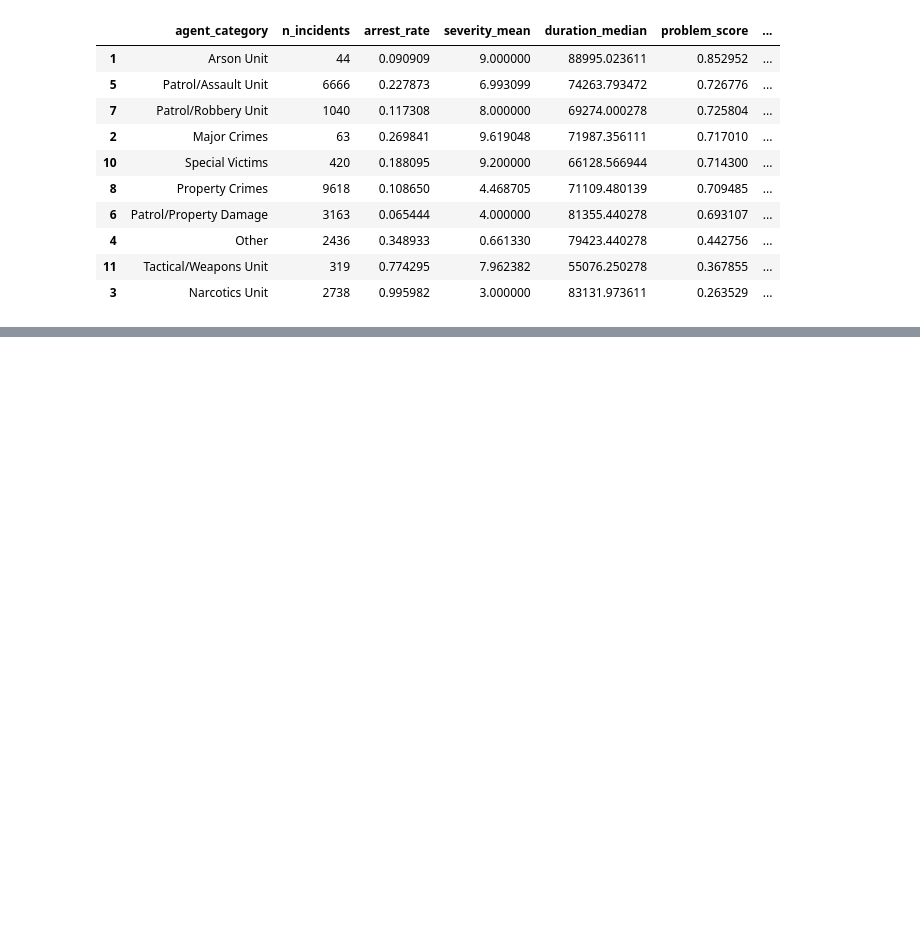
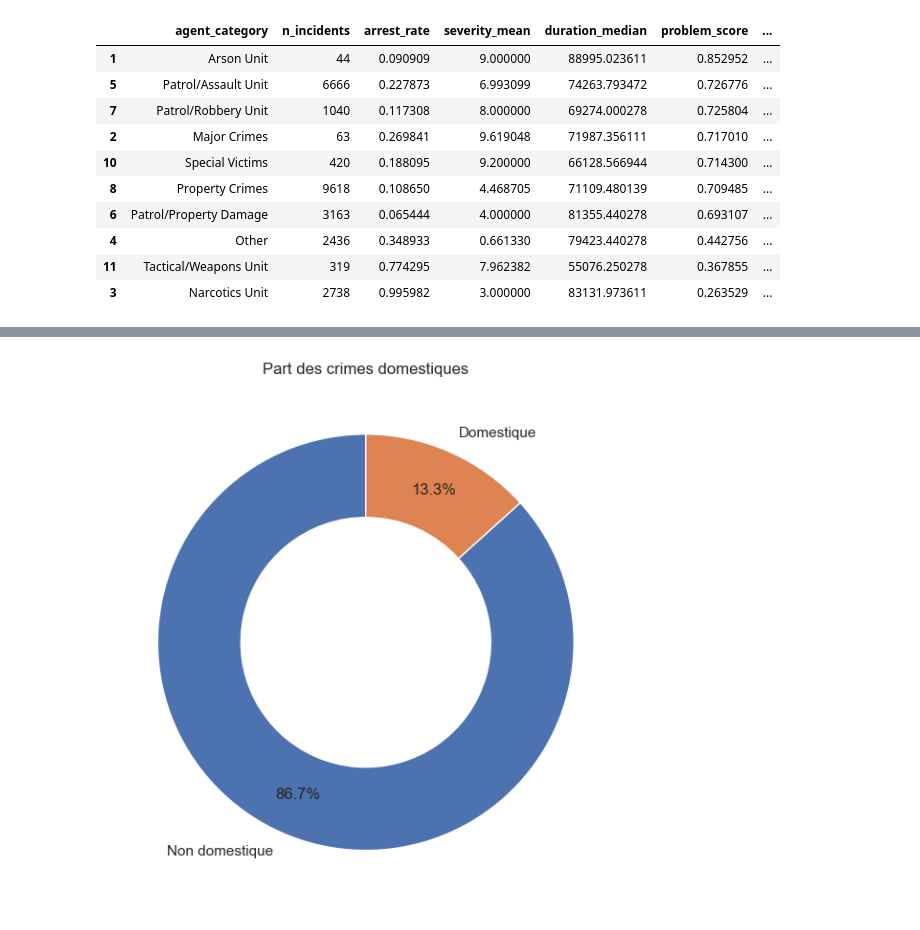
Before and after one commit to itsdav7/CrimeDB_Analysis, a Jupyter notebook: C_DB_Analysis.ipynb, the cells around one changed output, grey strips where cells are left out. Cells and saved outputs as stored; diff of their text form; code cells hidden in the pictures; blank space fills up the shorter version.

```diff
--- a/C_DB_Analysis.ipynb
+++ b/C_DB_Analysis.ipynb
@@ -772,0 +786,19 @@ Top problematic Agent Categories
+# %%
+dom_counts = data["Domestic"].value_counts()
+
+plt.figure(figsize=(6,6))
+
+plt.pie(
+    dom_counts,
+    labels=["Non domestique", "Domestique"],
+    autopct='%1.1f%%',
+    startangle=90,
+    pctdistance=0.8,
+    wedgeprops=dict(width=0.4, edgecolor='white')
+)
+
+plt.title("Part des crimes domestiques")
+plt.tight_layout()
+plt.show()
+# %% [output]
+[figure, added]
```
Also changed, not shown: parts of 25 cells of this notebook.
